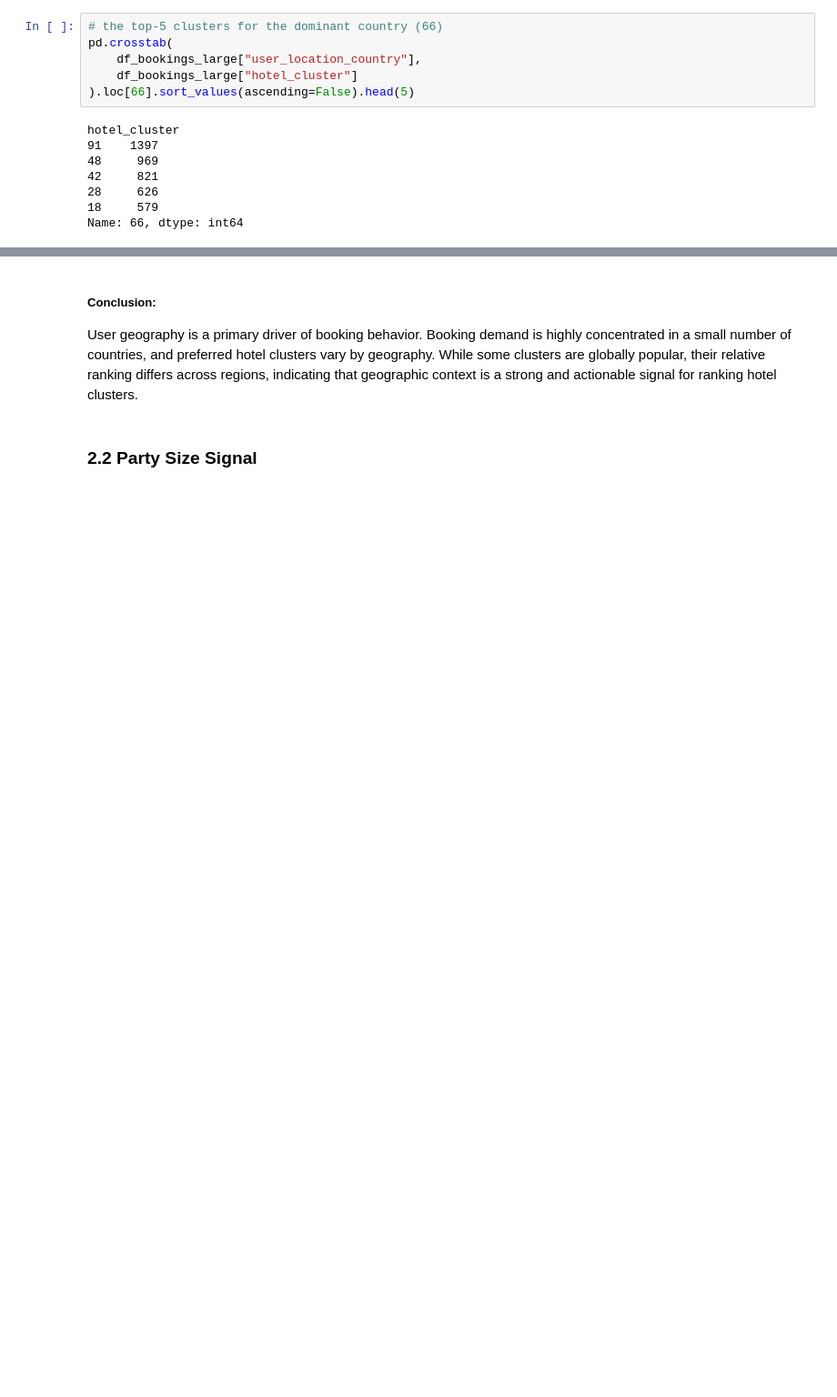
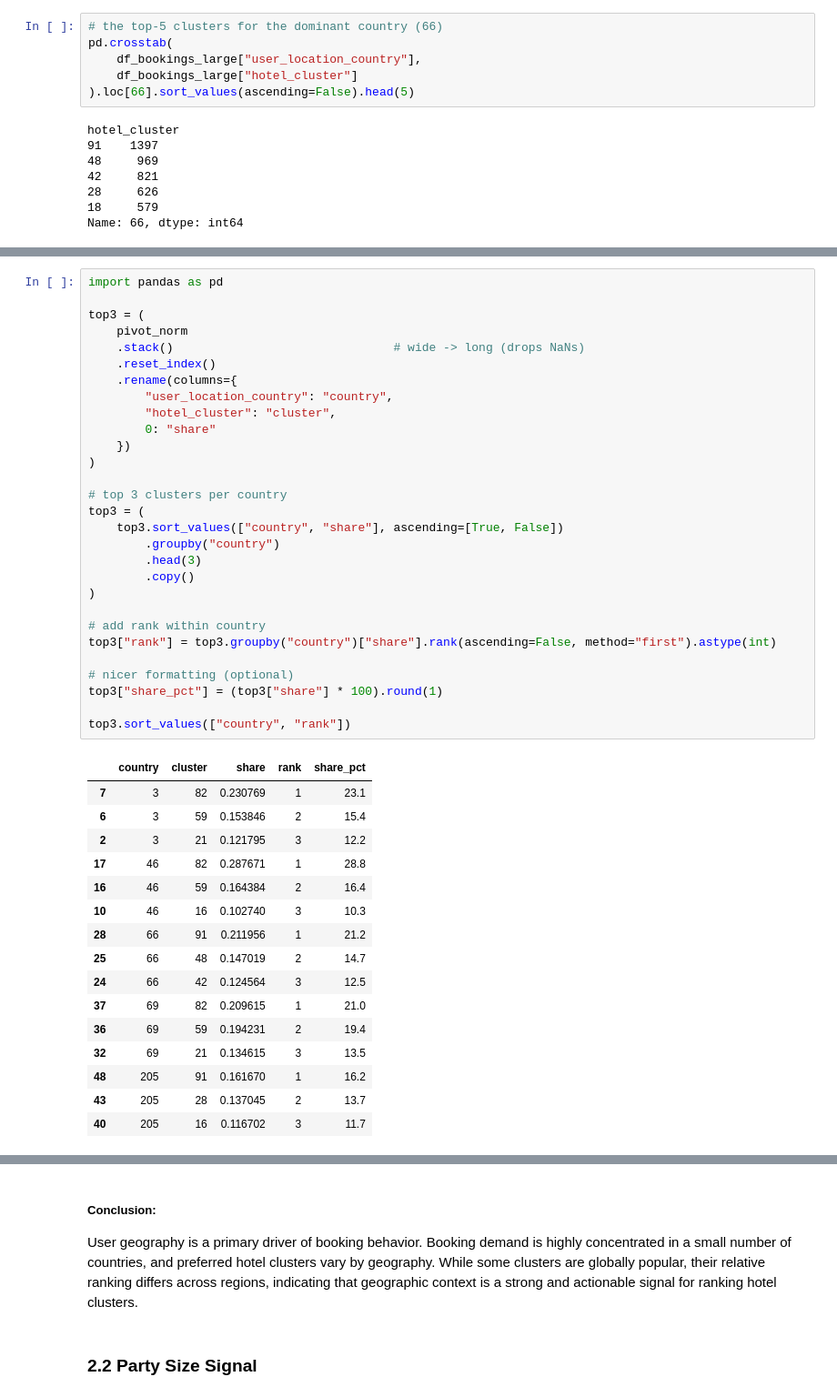
Before and after one commit to hallothere/ml_project, a Jupyter notebook: notebooks/EDA_expedia_sample.ipynb, the cells around one changed output, grey strips where cells are left out. Shown at 91% size. Drawn from its saved outputs; the diff is of its cells as text; blank space fills up the shorter version.

```diff
--- a/notebooks/EDA_expedia_sample.ipynb
+++ b/notebooks/EDA_expedia_sample.ipynb
@@ -184,0 +234,46 @@ Name: 66, dtype: int64
+# %%
+import pandas as pd
+
+top3 = (
+    pivot_norm
+    .stack()                               # wide -> long (drops NaNs)
+    .reset_index()
+    .rename(columns={
+        "user_location_country": "country",
+        "hotel_cluster": "cluster",
+        0: "share"
+    })
+)
+
+# top 3 clusters per country
+top3 = (
+    top3.sort_values(["country", "share"], ascending=[True, False])
+        .groupby("country")
+        .head(3)
+        .copy()
+)
+
+# add rank within country
+top3["rank"] = top3.groupby("country")["share"].rank(ascending=False, method="first").astype(int)
+
+# nicer formatting (optional)
+top3["share_pct"] = (top3["share"] * 100).round(1)
+
+top3.sort_values(["country", "rank"])
+# %% [output]
+|  | country | cluster | share | rank | share_pct |
+| 7 | 3 | 82 | 0.230769 | 1 | 23.1 |
+| 6 | 3 | 59 | 0.153846 | 2 | 15.4 |
+| 2 | 3 | 21 | 0.121795 | 3 | 12.2 |
+| 17 | 46 | 82 | 0.287671 | 1 | 28.8 |
+| 16 | 46 | 59 | 0.164384 | 2 | 16.4 |
+| 10 | 46 | 16 | 0.102740 | 3 | 10.3 |
+| 28 | 66 | 91 | 0.211956 | 1 | 21.2 |
+| 25 | 66 | 48 | 0.147019 | 2 | 14.7 |
+| 24 | 66 | 42 | 0.124564 | 3 | 12.5 |
+| 37 | 69 | 82 | 0.209615 | 1 | 21.0 |
+| 36 | 69 | 59 | 0.194231 | 2 | 19.4 |
+| 32 | 69 | 21 | 0.134615 | 3 | 13.5 |
+| 48 | 205 | 91 | 0.161670 | 1 | 16.2 |
+| 43 | 205 | 28 | 0.137045 | 2 | 13.7 |
+| 40 | 205 | 16 | 0.116702 | 3 | 11.7 |
```
Also changed, not shown: parts of 9 cells of this notebook.
